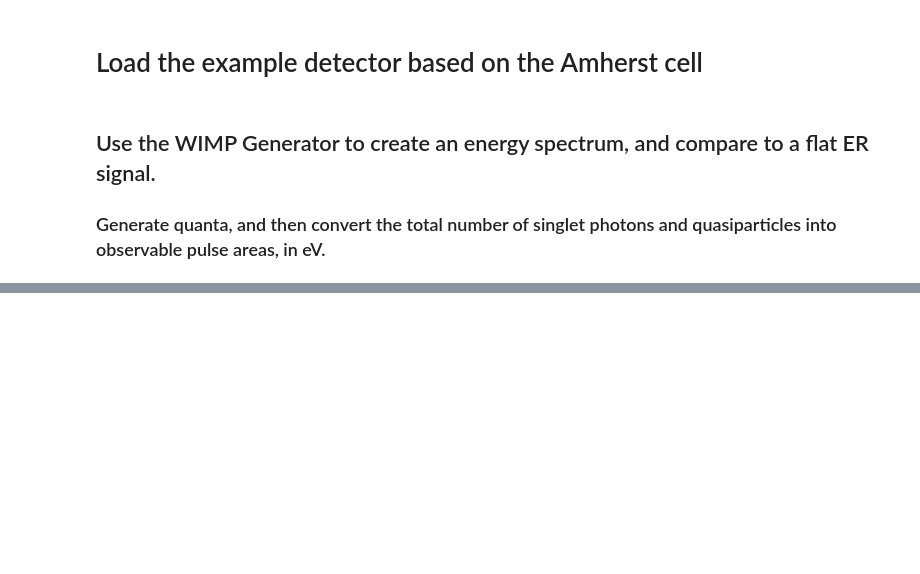
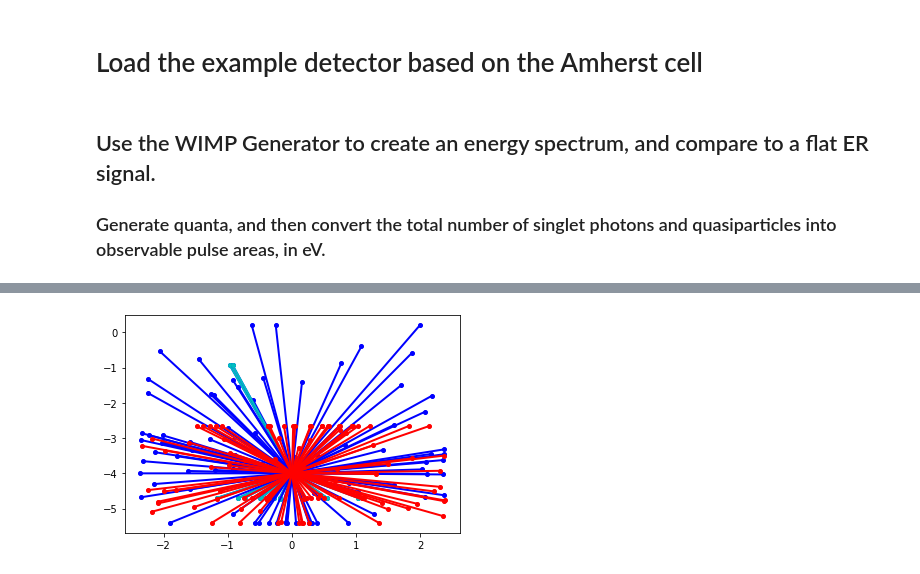
Before and after one commit to spice-herald/HeST, a Jupyter notebook: ExampleUsage.ipynb, the cells around one changed output, grey strips where cells are left out. Cells and saved outputs as stored; diff of their text form; code cells hidden in the pictures; blank space fills up the shorter version.

```diff
--- a/ExampleUsage.ipynb
+++ b/ExampleUsage.ipynb
@@ -138,0 +150,26 @@ plt.show()
+# %%
+reflection_prob = 0.
+pos = [0., 0., -4.]
+nPhotons = 100
+nQPs = 100
+ph_times, qp_times = [], []
+s_x, s_z = [], []
+for n in range(nPhotons):
+        hit, time, n, xs, ys, zs, cpd_id = hest.photon_propagation(pos, ph_conditions, reflection_prob)
+        plt.plot(xs, zs, 'b-o', lw=2, ms=4)
+        if hit > 0.5:
+            plt.plot(xs, zs, 'c-o', lw=2, ms=4)
+            ph_times.append( time )
+
+for n in range(nQPs):
+        hit, time, n, xs, ys, zs, p, surface, cpd_id = hest.QP_propagation(pos, QP_conditions, reflection_prob)
+        plt.plot(xs, zs, 'r-o', lw=2, ms=4)
+
+        if hit > 0.5:
+            plt.plot(xs, zs, 'y-o', lw=2, ms=4)
+            QP_times.append( time )
+            QP_momenta.append( p )
+
+plt.show()
+# %% [output]
+[figure, added]
```
Also changed, not shown: parts of 6 cells of this notebook, 2 other files.
